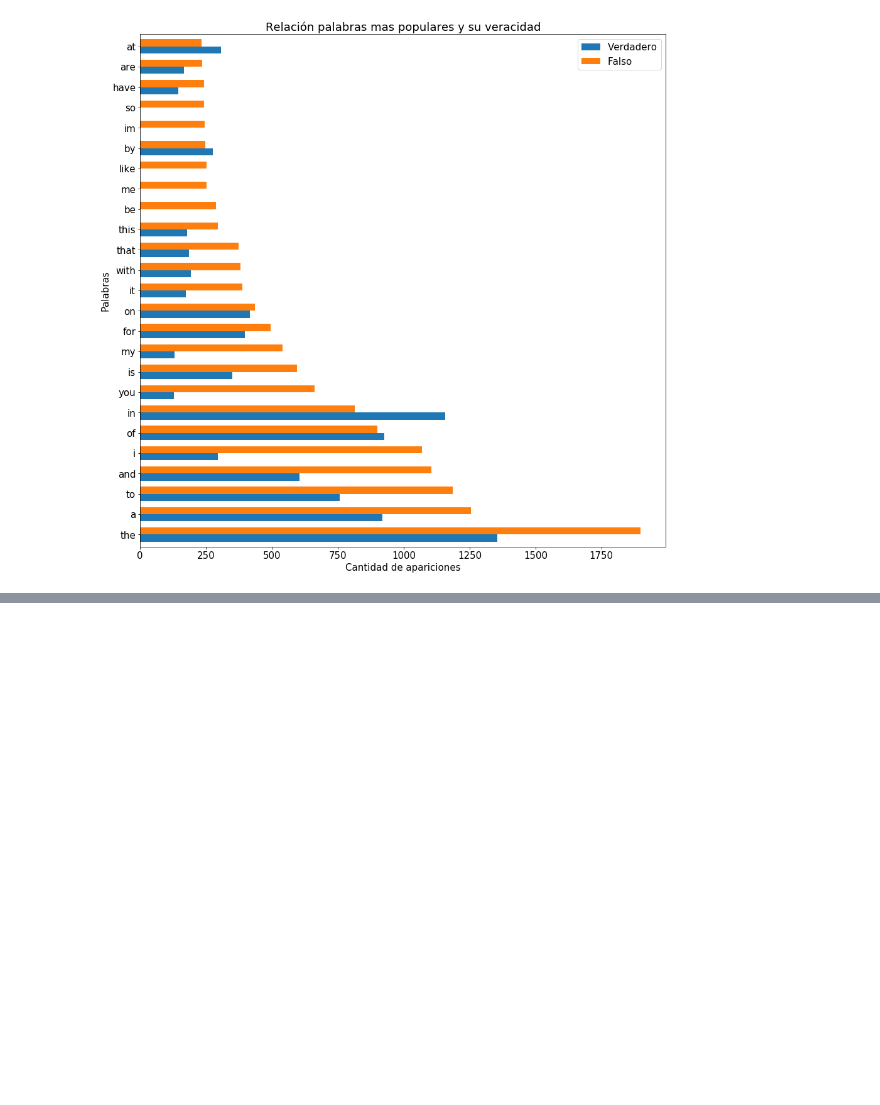
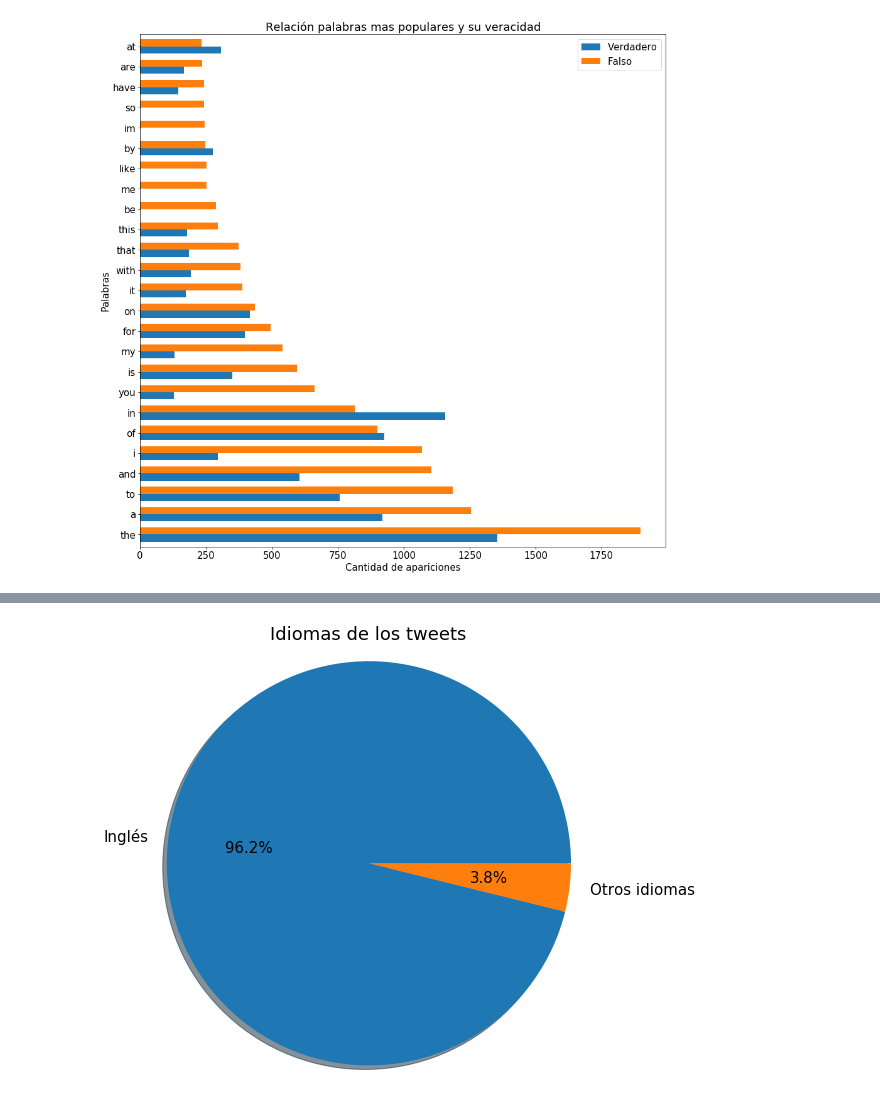
Before and after one commit to FranciscoGauna/TP1-Datos, a Jupyter notebook: Analisis-Seba.ipynb, the cells around one changed output, grey strips where cells are left out. Drawn from its saved outputs; the diff is of its cells as text; code cells hidden in the pictures; blank space fills up the shorter version.

```diff
--- a/Analisis-Seba.ipynb
+++ b/Analisis-Seba.ipynb
@@ -238,0 +252,3 @@ plt.show()
+# %%
+count_tweets_en_ingles = datos.lang.value_counts()["en"]
+count_otros_tweets = totalDatos - count_tweets_en_ingles
@@ -238,0 +261,16 @@ plt.show()
+# %%
+#Uso matplotlib porque quiero que se vean los porcentajes
+labels = 'Inglés', 'Otros idiomas'
+sizes = [count_tweets_en_ingles/totalDatos, count_otros_tweets/totalDatos]
+explode = (0, 0)
+
+fig1, ax1 = plt.subplots(figsize=(8,8))
+
+ax1.pie(sizes, explode=explode, labels=labels, autopct='%1.1f%%',
+        shadow=True, startangle=0)
+ax1.axis('equal')  # Equal aspect ratio ensures that pie is drawn as a circle.
+
+ax1.set_title("Idiomas de los tweets")
+plt.show()
+# %% [output]
+[figure, added]
```
Also changed, not shown: parts of 5 cells of this notebook.
